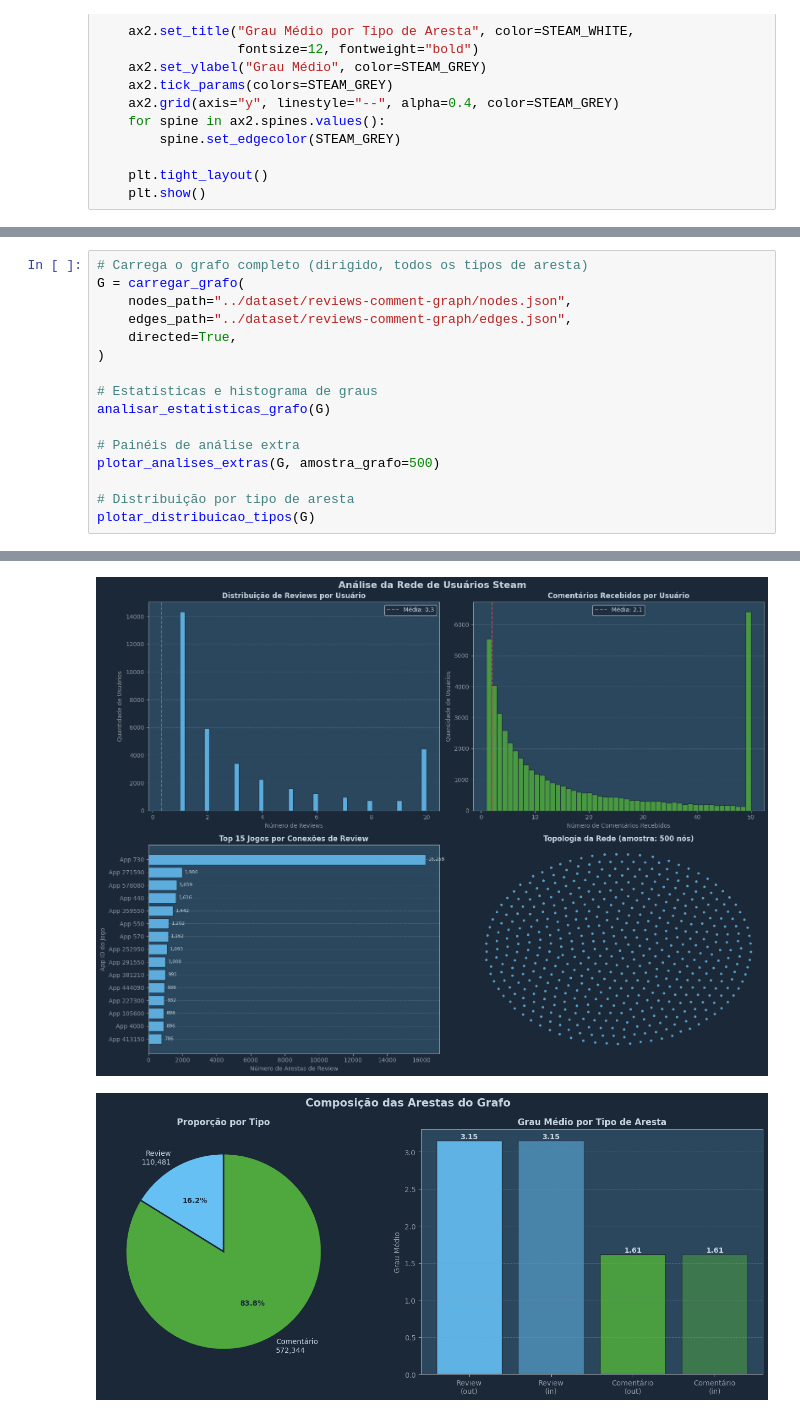
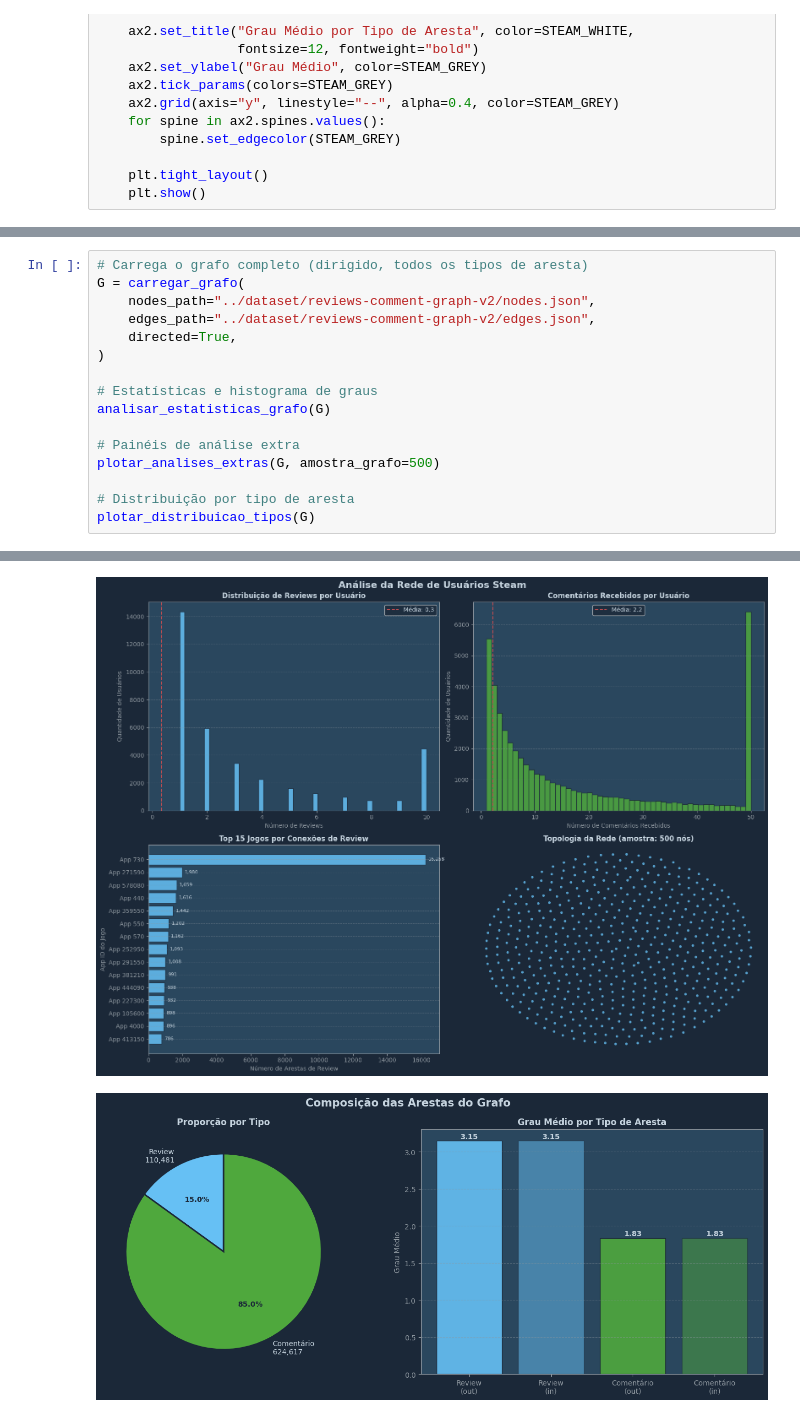
Before and after one commit to gabriel-a-b-gomes/mc859-projeto-grafos, a Jupyter notebook: notebooks/analysis-graph.ipynb, the cells around one changed output, grey strips where cells are left out. Cells and saved outputs as stored; diff of their text form.

```diff
--- a/notebooks/analysis-graph.ipynb
+++ b/notebooks/analysis-graph.ipynb
@@ -438,8 +731,8 @@ def plotar_distribuicao_tipos(G: nx.DiGraph | nx.Graph):
 # %%
 # Carrega o grafo completo (dirigido, todos os tipos de aresta)
 G = carregar_grafo(
-    nodes_path="../dataset/reviews-comment-graph/nodes.json",
-    edges_path="../dataset/reviews-comment-graph/edges.json",
+    nodes_path="../dataset/reviews-comment-graph-v2/nodes.json",
+    edges_path="../dataset/reviews-comment-graph-v2/edges.json",
     directed=True,
 )
 
@@ -473,2 +766,2 @@ Total de arestas (conexões):    682,825
-[figure, old version]
+[figure, new version]
-[figure, old version]
+[figure, new version]
```
Also changed, not shown: parts of 4 cells of this notebook, 32 other files.
